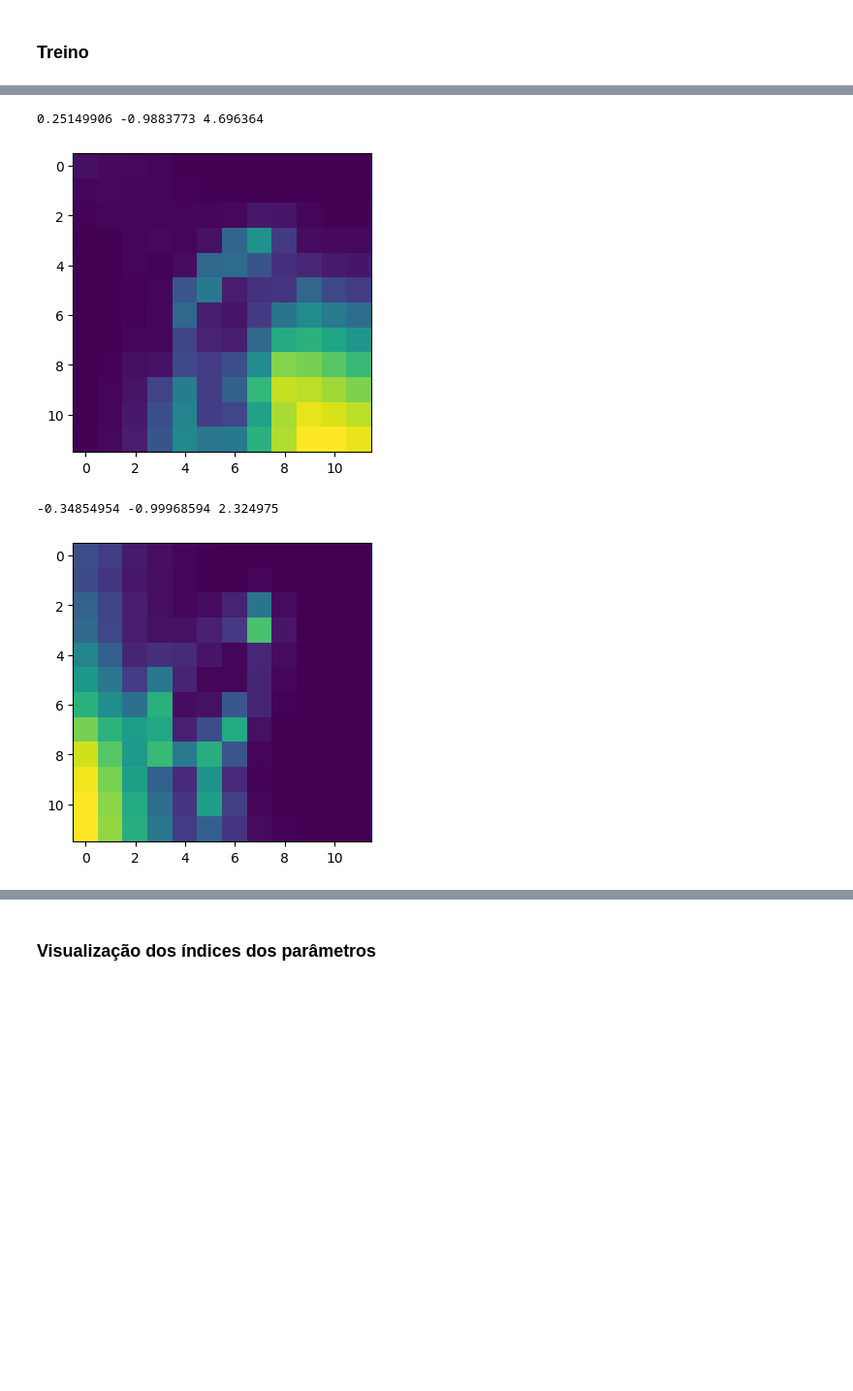
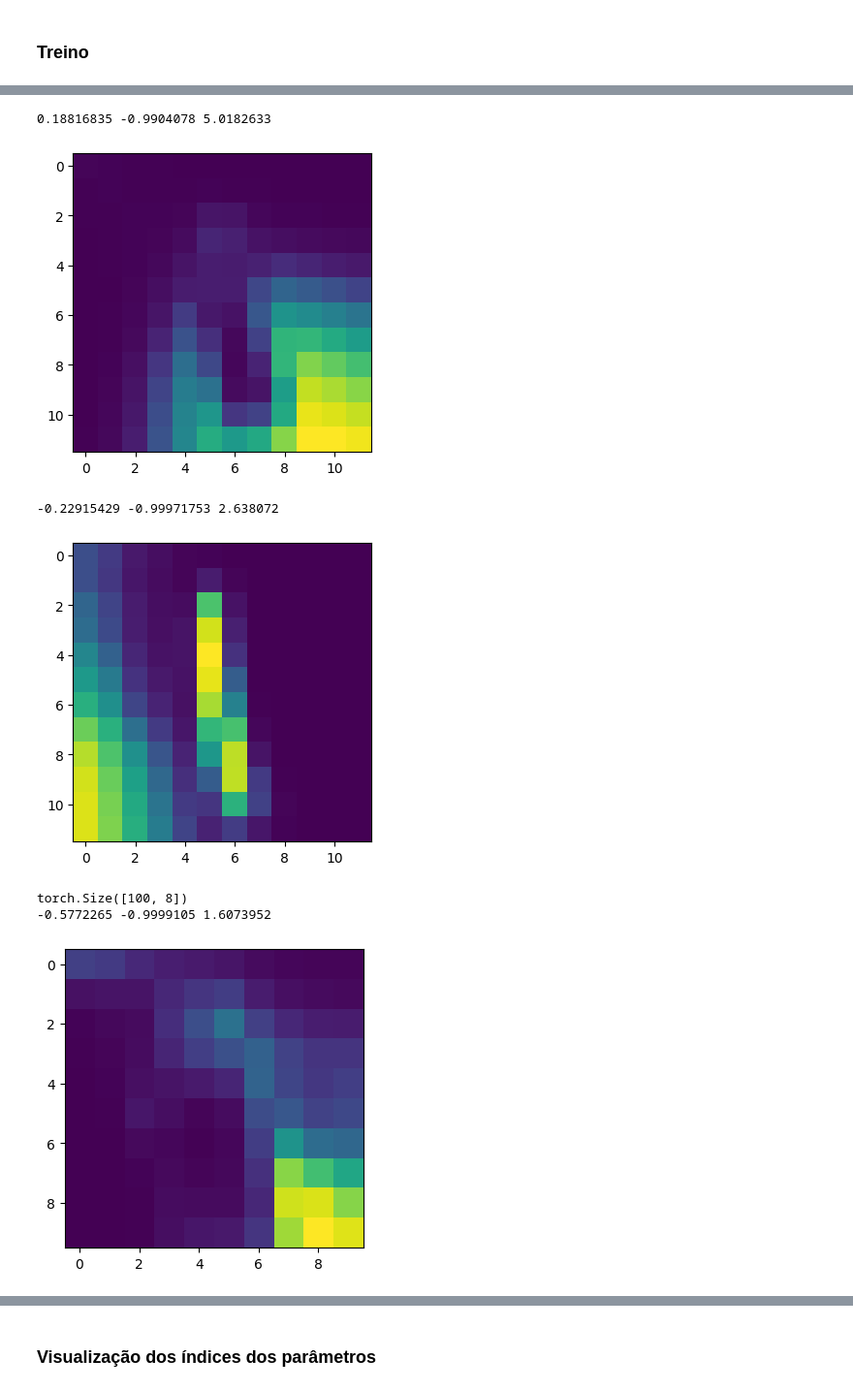
Before and after one commit to Ronnypetson/titanic, a Jupyter notebook: MNIST_Maromba.ipynb, the cells around one changed output, grey strips where cells are left out. Shown at 97% size. Drawn from its saved outputs; the diff is of its cells as text; code cells hidden in the pictures; blank space fills up the shorter version.

```diff
--- a/MNIST_Maromba.ipynb
+++ b/MNIST_Maromba.ipynb
@@ -783,6 +783,9 @@ class MModule(nn.Module):
     _W_idx = torch.rand((1, n_params, idx_dim), device=device)
     self.W_idx = nn.Parameter(_W_idx)
     self.MW = MTensor(self.W, self.W_idx)
+    ###
+    self.probe = nn.Linear(400, 10).to(device)
+    ###
     # self.activation = nn.ReLU()
     self.activation = nn.ELU()
 
@@ -895,17 +898,20 @@ class MModule(nn.Module):
     for step in range(n_sets):
       activate = (step < n_sets - 1)
       conv = activate
-      pool = self._W_step(
-          pool,
-          self.MW[:, wl: wr],
-          self.sets[step],
-          self.samples[step],
-          random=False,
-          conv=conv,
-          filter_size=filter_volume,
-          activation=activate,
-          # activation=False,
-      )
+      if conv:
+        pool = self._W_step(
+            pool,
+            self.MW[:, wl: wr],
+            self.sets[step],
+            self.samples[step],
+            random=False,
+            conv=conv,
+            filter_size=filter_volume,
+            activation=activate,
+            # activation=False,
+        )
+      else:
+        pool.data = self.probe(pool.data)
       ###
       nxt_conv = (step + 1 < n_sets - 1)
       ###
@@ -1029,7 +1035,7 @@ num_classes = 10
 rows, cols = img_dim, img_dim
 hidden_dim = 1 * img_dim
 clf_dim = (1 + (num_classes - 1) // img_dim) * img_dim
-idx_dim = 10 # rows + cols + hidden_dim + clf_dim # 3
+idx_dim = 20 # rows + cols + hidden_dim + clf_dim # 3
 
 # template_x_idx = _cat2d(rows, cols, d=idx_dim)
 template_x_idx = cartesian_idx(rows, cols, d=idx_dim)
@@ -1051,14 +1057,14 @@ def prepare_input(x, y, device="cpu"):
 # %% [markdown]
 ### Treino
 # %%
-hidden_dim = 100
-start_mode = False
+hidden_dim = 400
+start_mode = True
 valid_mode = False
 # TODO: Visualize conv layer output
 samples = [
     # in_ch * out_ch * h * w,
-    1 * 4 * 5 * 5,
-    4 * 8 * 3 * 3,
+    1 * 2 * 5 * 5,
+    2 * 4 * 3 * 3,
     # 4 * 8 * 3 * 3,
     hidden_dim,
 ]
@@ -1157,7 +1163,7 @@ shapes = [
     # ((img_dim - 4) // 2 - 4, (img_dim - 4) // 2 - 4, 8),
 ]
 for idx, img in enumerate(imgs[:len(shapes)]):
-  img = img[2]
+  img = img[0]
   print(img.shape)
   img = img.reshape(*shapes[idx])
   # img = img.permute(0, 2, 1)
@@ -1181,4 +1187,7 @@ torch.Size([144, 4])
-0.25149906 -0.9883773 4.696364
+0.18816835 -0.9904078 5.0182633
-[figure, old version]
+[figure, new version]
--0.34854954 -0.99968594 2.324975
+-0.22915429 -0.99971753 2.638072
-[figure, old version]
+[figure, new version]
+torch.Size([100, 8])
+-0.5772265 -0.9999105 1.6073952
+[figure, added]
```
Also changed, not shown: parts of 4 cells of this notebook.
